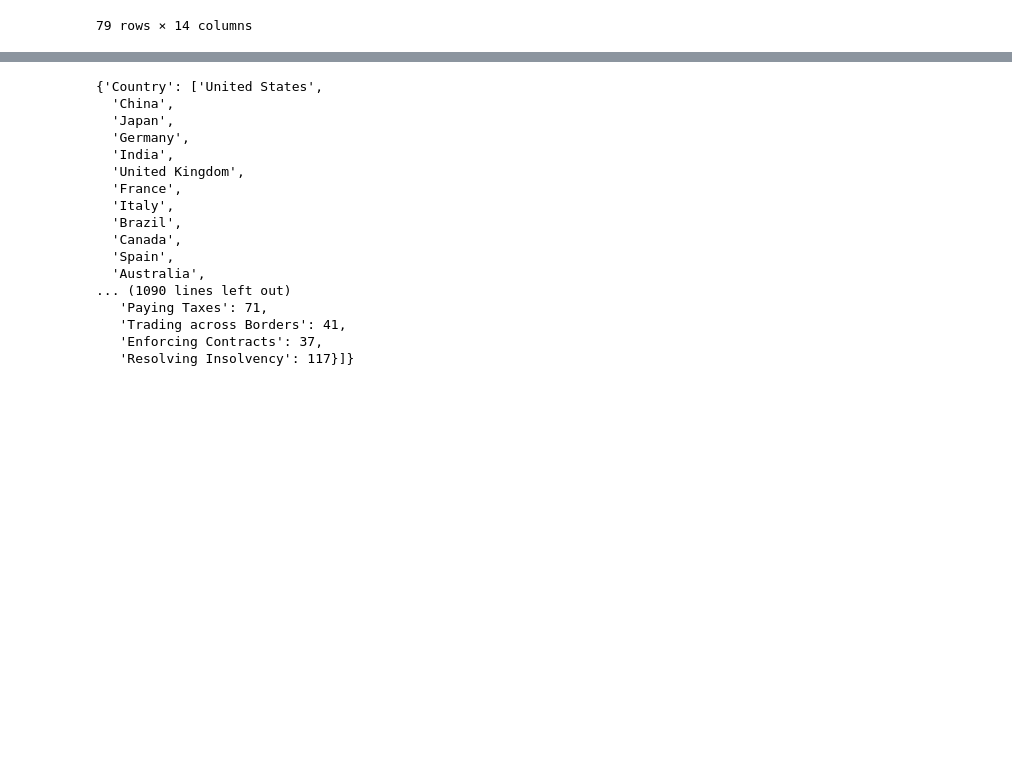
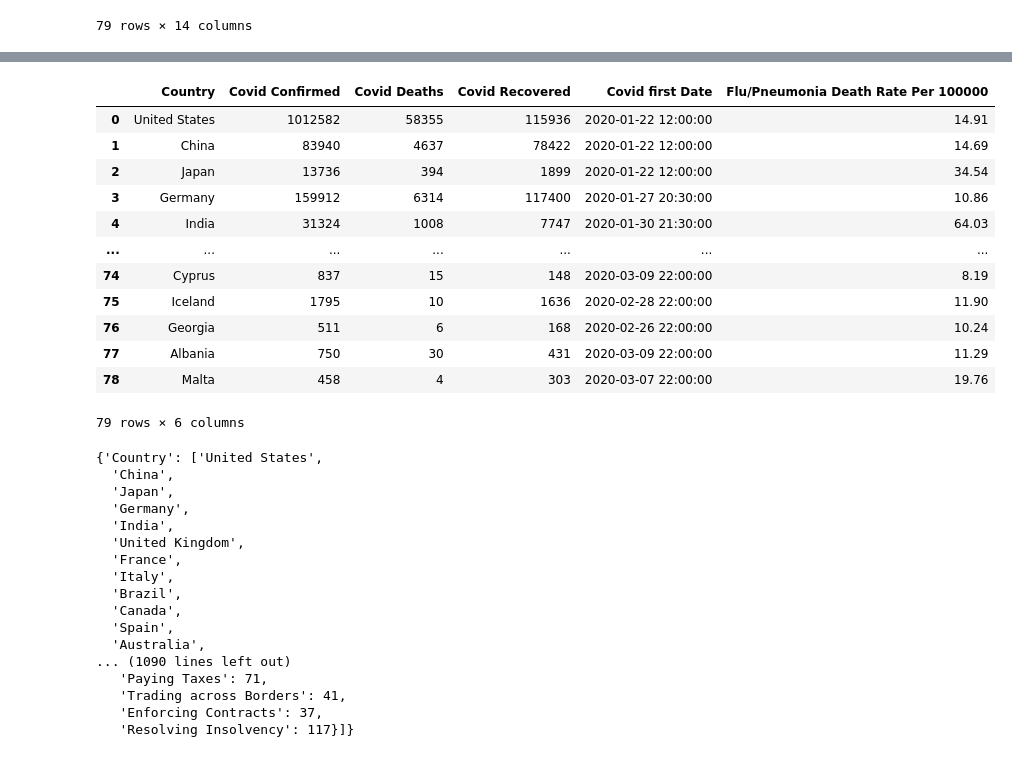
Before and after one commit to benwbarr/ETL-Project, a Jupyter notebook: Data_Load.ipynb, the cells around one changed output, grey strips where cells are left out. Drawn from its saved outputs; the diff is of its cells as text; code cells hidden in the pictures; blank space fills up the shorter version.

```diff
--- a/Data_Load.ipynb
+++ b/Data_Load.ipynb
@@ -96,3 +59,8 @@ eco_df
 | 77 | Albania | 123 | 15,278 | 65 | 45 | 106 | ... |
 | 78 | Malta | 125 | 14,786 | 84 | 102 | 45 | ... |
 79 rows × 14 columns
+# %%
+# Loading Health csv data created from Transformation Activity
+health_data_csv_path = 'Resources/Health_Data.csv'
+health_df = pd.read_csv(health_data_csv_path)
+health_df.head()
@@ -99,3 +74,20 @@ eco_df
+# %%
+health_df = health_df.drop(columns=['Unnamed: 0'])
+health_df
+# %% [output]
+|  | Country | Covid Confirmed | Covid Deaths | Covid Recovered | Covid first Date | Flu/Pneumonia Death Rate Per 100000 |
+| 0 | United States | 1012582 | 58355 | 115936 | 2020-01-22 12:00:00 | 14.91 |
+| 1 | China | 83940 | 4637 | 78422 | 2020-01-22 12:00:00 | 14.69 |
+| 2 | Japan | 13736 | 394 | 1899 | 2020-01-22 12:00:00 | 34.54 |
+| 3 | Germany | 159912 | 6314 | 117400 | 2020-01-27 20:30:00 | 10.86 |
+| 4 | India | 31324 | 1008 | 7747 | 2020-01-30 21:30:00 | 64.03 |
+| ... | ... | ... | ... | ... | ... | ... |
+| 74 | Cyprus | 837 | 15 | 148 | 2020-03-09 22:00:00 | 8.19 |
+| 75 | Iceland | 1795 | 10 | 1636 | 2020-02-28 22:00:00 | 11.90 |
+| 76 | Georgia | 511 | 6 | 168 | 2020-02-26 22:00:00 | 10.24 |
+| 77 | Albania | 750 | 30 | 431 | 2020-03-09 22:00:00 | 11.29 |
+| 78 | Malta | 458 | 4 | 303 | 2020-03-07 22:00:00 | 19.76 |
+79 rows × 6 columns
 # %%
 eco_dict = {}
 eco_data = {}
```
Also changed, not shown: parts of 17 cells of this notebook.
